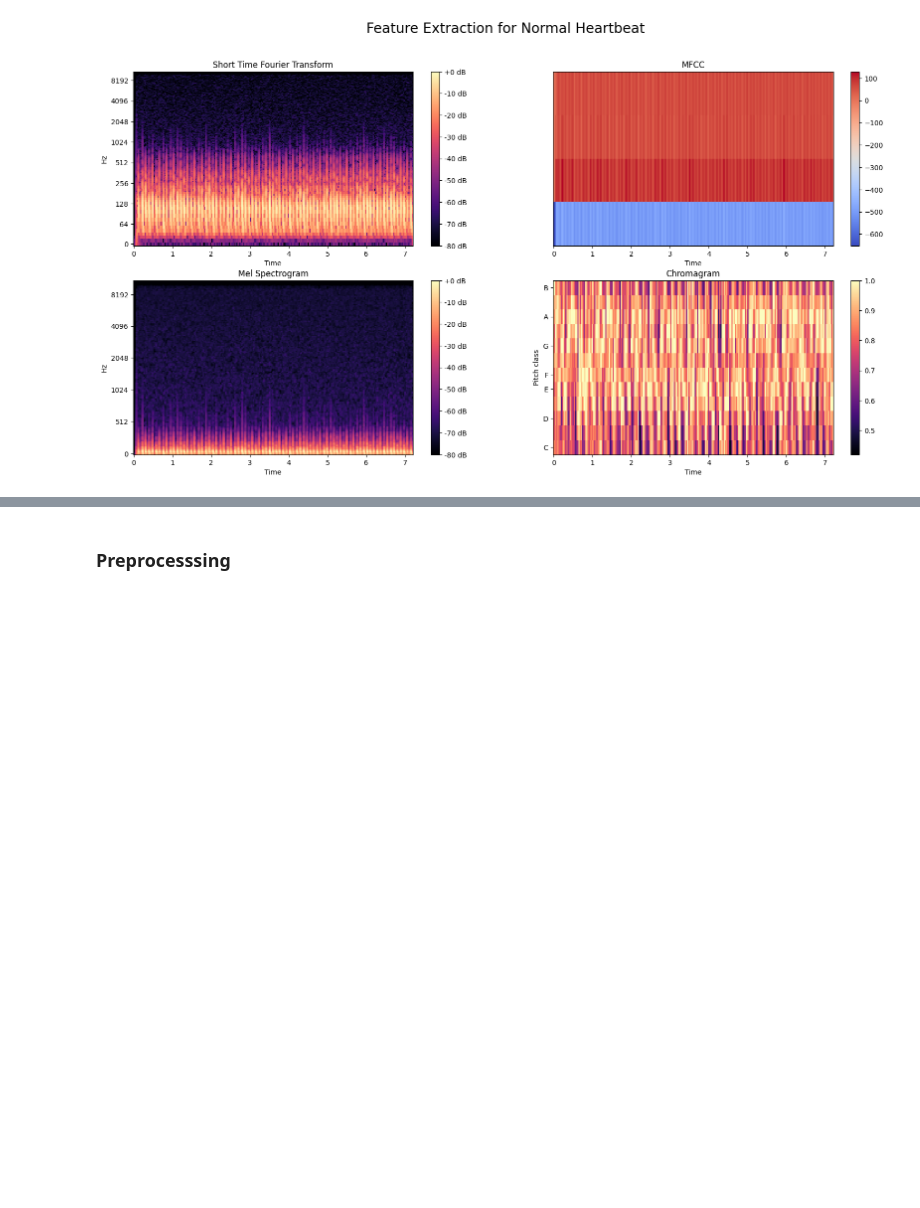
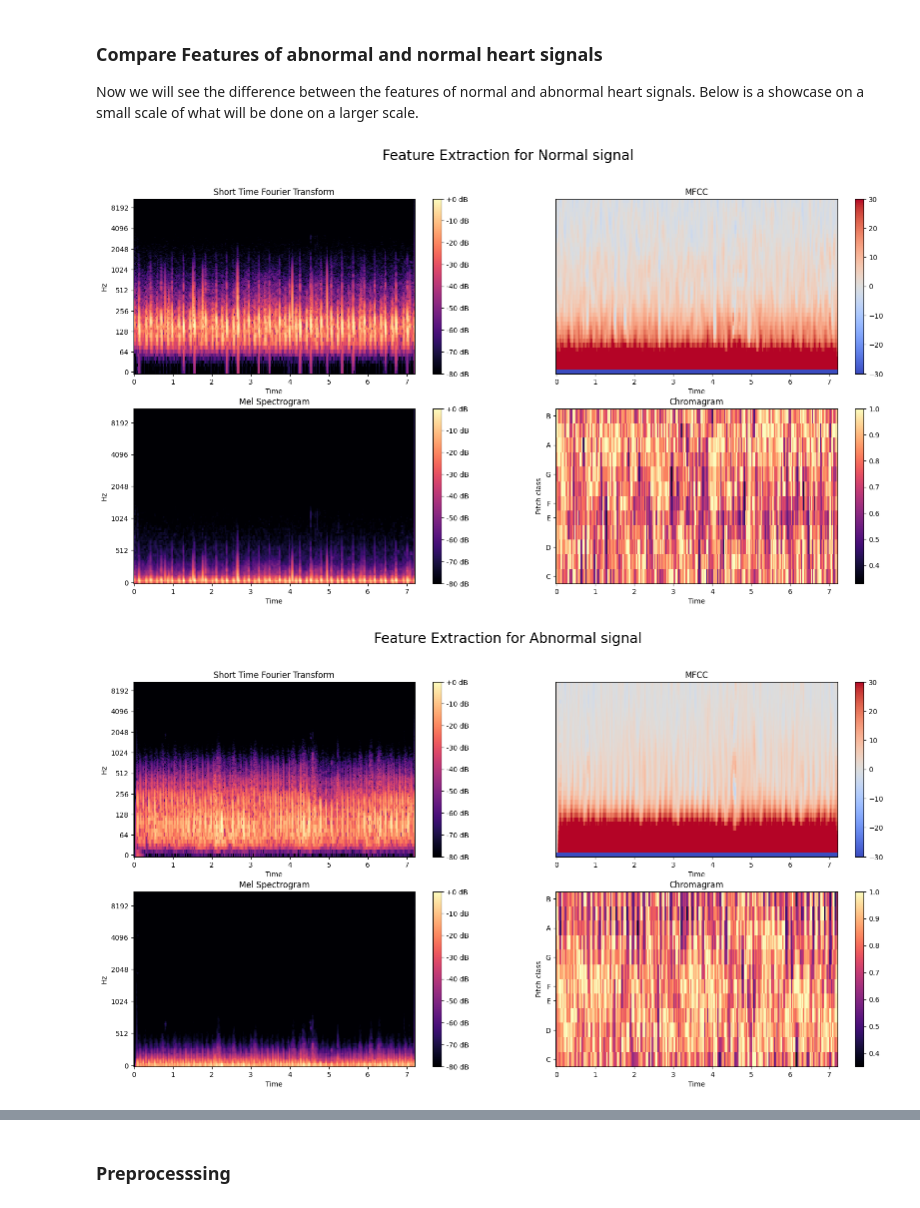
Before and after one commit to Shurtu-gal/heart-classification, a Jupyter notebook: heart_signal_classification.ipynb, the cells around one changed output, grey strips where cells are left out. Cells and saved outputs as stored; diff of their text form; code cells hidden in the pictures; blank space fills up the shorter version.

```diff
--- a/heart_signal_classification.ipynb
+++ b/heart_signal_classification.ipynb
@@ -30,6 +34,6 @@ def load_data(data_dir):
     return data, np.array(sample_rate), np.array(labels)
 
 data, sample_rate, labels = load_data(data_dir)
-sample_rate = np.unique(sample_rate)[0]
+sample_rate = 4000
 print("Sample rate: ", sample_rate)
 # %% [output]
@@ -50,37 +58,48 @@ plt.show()
+# %% [markdown]
+### Compare Features of abnormal and normal heart signals
+
+Now we will see the difference between the features of normal and abnormal heart signals. Below is a showcase on a small scale of what will be done on a larger scale.
 # %%
-# Plot STFT, MFCC, Mel Spectrogram and Chromagram for a normal heartbeat
-normal_audio = data[np.random.choice(np.where(labels == 'normal')[0])]
-fig, _ = plt.subplots(2, 2, figsize=(20, 10))
-fig.suptitle('Feature Extraction for Normal Heartbeat', fontsize=20)
+from matplotlib.colors import Normalize
 
-# STFT for normal heartbeat
-plt.subplot(2, 2, 1)
-stft = np.abs(librosa.stft(normal_audio))
-librosa.display.specshow(librosa.amplitude_to_db(stft, ref=np.max), y_axis='log', x_axis='time')
-plt.title('Short Time Fourier Transform')
-plt.colorbar(format='%+2.0f dB')
+def plot_features(signal, label: str):
+    # Plot STFT, MFCC, Mel Spectrogram and Chromagram for the heartbeat
+    audio = data[np.random.choice(np.where(labels == label)[0])]
+    fig, _ = plt.subplots(2, 2, figsize=(20, 10))
+    fig.suptitle(f'Feature Extraction for {label.capitalize()} signal', fontsize=20)
 
-# MFCC for normal heartbeat ( Uses STFT and Mel Spectrogram and Discrete Cosine Transform )
-plt.subplot(2, 2, 2)
-mfccs = librosa.feature.mfcc(y=normal_audio, sr=sample_rate, n_mfcc=4)
-librosa.display.specshow(mfccs, x_axis='time')
-plt.colorbar()
-plt.title('MFCC')
+    # STFT for normal heartbeat
+    plt.subplot(2, 2, 1)
+    stft = np.abs(librosa.stft(audio))
+    librosa.display.specshow(librosa.amplitude_to_db(stft, ref=np.max), y_axis='log', x_axis='time')
+    plt.title('Short Time Fourier Transform')
+    plt.colorbar(format='%+2.0f dB')
 
-# Mel Spectrogram for normal heartbeat ( Uses STFT )
-plt.subplot(2, 2, 3)
-mel_spectrogram = librosa.feature.melspectrogram(y=normal_audio, sr=sample_rate)
-librosa.display.specshow(librosa.power_to_db(mel_spectrogram, ref=np.max), y_axis='mel', x_axis='time')
-plt.colorbar(format='%+2.0f dB')
-plt.title('Mel Spectrogram')
+    # MFCC for normal heartbeat ( Uses STFT and Mel Spectrogram and Discrete Cosine Transform )
+    plt.subplot(2, 2, 2)
+    mfccs = librosa.feature.mfcc(y=audio, sr=sample_rate, n_mfcc=40)
+    librosa.display.specshow(mfccs, x_axis='time', norm=Normalize(vmin=-30,vmax=30))
+    plt.colorbar()
+    plt.title('MFCC')
 
-# Chromagram for normal heartbeat ( Uses STFT and classifies to 12 pitch classes)
-plt.subplot(2, 2, 4)
-chromagram = librosa.feature.chroma_stft(S=stft, sr=sample_rate)
-librosa.display.specshow(chromagram, y_axis='chroma', x_axis='time')
-plt.colorbar()
-plt.title('Chromagram')
+    # Mel Spectrogram for normal heartbeat ( Uses STFT )
+    plt.subplot(2, 2, 3)
+    mel_spectrogram = librosa.feature.melspectrogram(y=audio, sr=sample_rate)
+    librosa.display.specshow(librosa.power_to_db(mel_spectrogram, ref=np.max), y_axis='mel', x_axis='time')
+    plt.colorbar(format='%+2.0f dB')
+    plt.title('Mel Spectrogram')
 
-plt.show()
+    # Chromagram for normal heartbeat ( Uses STFT and classifies to 12 pitch classes)
+    plt.subplot(2, 2, 4)
+    chromagram = librosa.feature.chroma_stft(S=stft, sr=sample_rate)
+    librosa.display.specshow(chromagram, y_axis='chroma', x_axis='time')
+    plt.colorbar()
+    plt.title('Chromagram')
+
+    plt.show()
+
+plot_features(data, 'normal')
+plot_features(data, 'abnormal')
 # %% [output]
-[figure, old version]
+[figure, new version]
+[figure, added]
```
Also changed, not shown: parts of 31 cells of this notebook.
